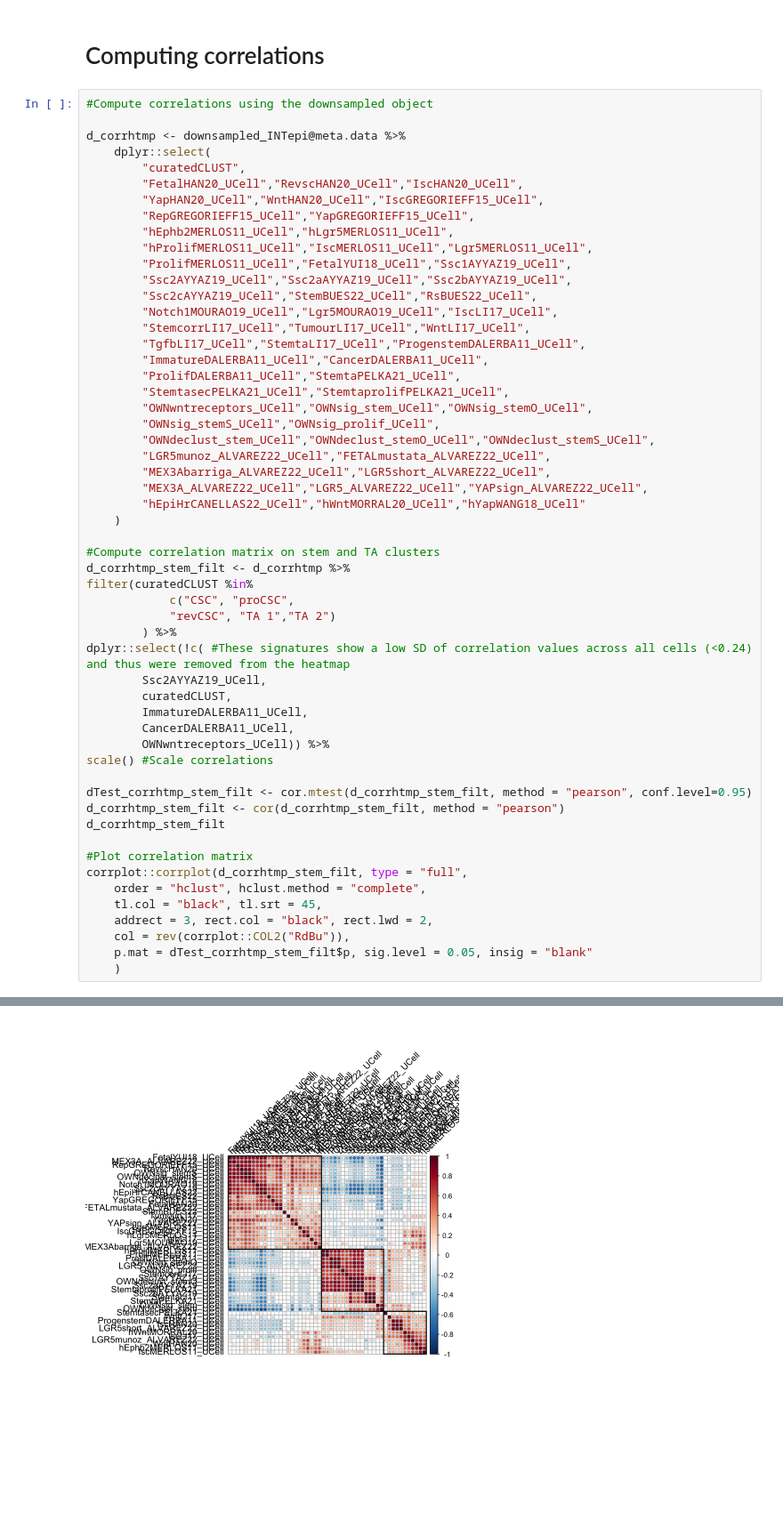
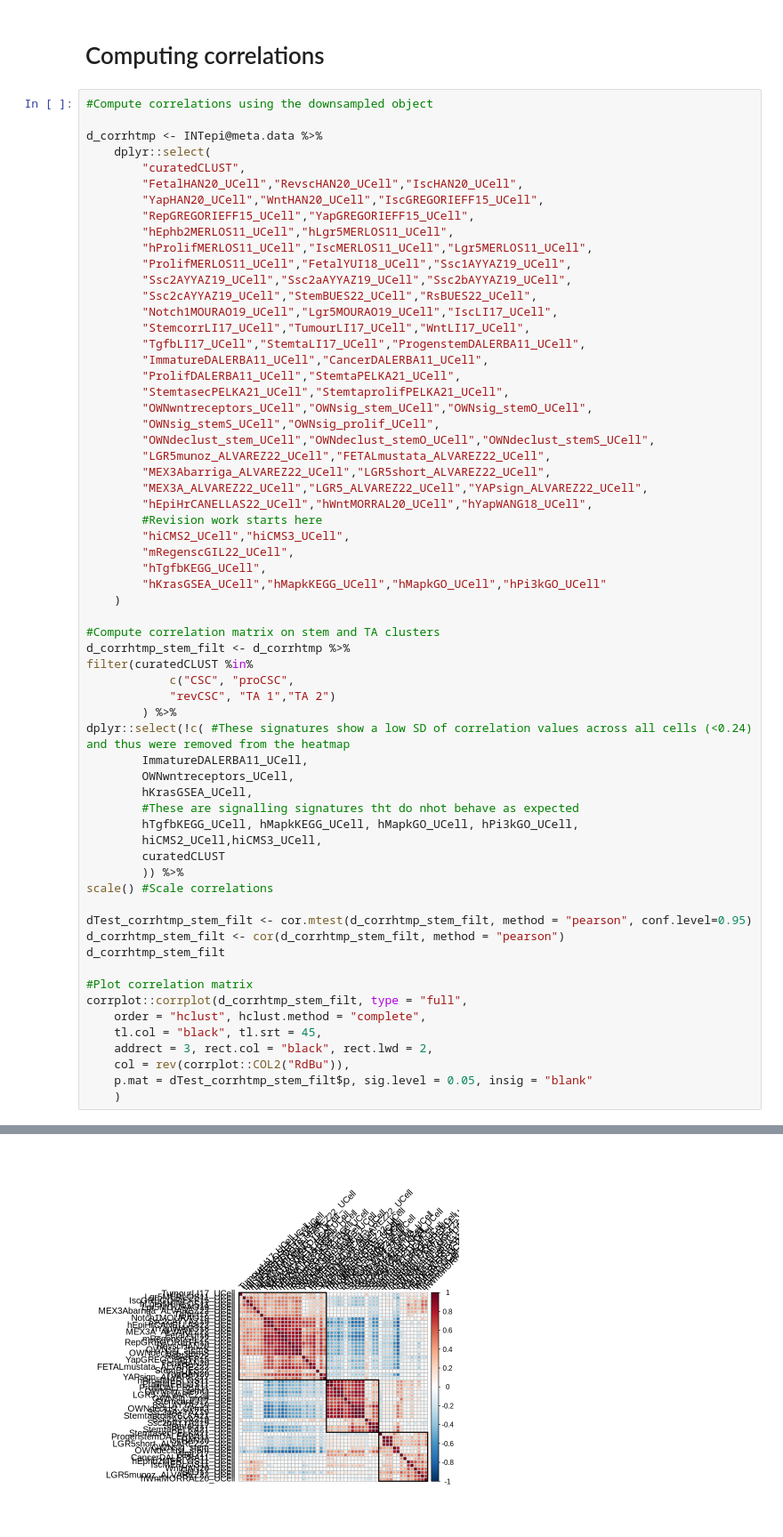
Before and after one commit to TAPE-Lab/Qin-CardosoRodriguez-et-al, a Jupyter notebook: Figure2_S2/Signatures.ipynb, the cells around one changed output, grey strips where cells are left out. Shown at 89% size. Cells and saved outputs as stored; diff of their text form; blank space fills up the shorter version.

Commit message:
CellRank, updated signatures, and CRC mapping

```diff
--- a/Figure2_S2/Signatures.ipynb
+++ b/Figure2_S2/Signatures.ipynb
@@ -155,7 +161,7 @@ The downsampled object already contains these signature scores within its metada
 # %%
 #Compute correlations using the downsampled object
 
-d_corrhtmp <- downsampled_INTepi@meta.data %>%
+d_corrhtmp <- INTepi@meta.data %>%
     dplyr::select(
         "curatedCLUST",
         "FetalHAN20_UCell","RevscHAN20_UCell","IscHAN20_UCell",
@@ -178,7 +184,12 @@ d_corrhtmp <- downsampled_INTepi@meta.data %>%
         "LGR5munoz_ALVAREZ22_UCell","FETALmustata_ALVAREZ22_UCell",
         "MEX3Abarriga_ALVAREZ22_UCell","LGR5short_ALVAREZ22_UCell",
         "MEX3A_ALVAREZ22_UCell","LGR5_ALVAREZ22_UCell","YAPsign_ALVAREZ22_UCell",
-        "hEpiHrCANELLAS22_UCell","hWntMORRAL20_UCell","hYapWANG18_UCell"
+        "hEpiHrCANELLAS22_UCell","hWntMORRAL20_UCell","hYapWANG18_UCell",
+        #Revision work starts here
+        "hiCMS2_UCell","hiCMS3_UCell",
+        "mRegenscGIL22_UCell",
+        "hTgfbKEGG_UCell",
+        "hKrasGSEA_UCell","hMapkKEGG_UCell","hMapkGO_UCell","hPi3kGO_UCell"
     )
 
 #Compute correlation matrix on stem and TA clusters
@@ -188,11 +199,14 @@ filter(curatedCLUST %in%
             "revCSC", "TA 1","TA 2")
         ) %>%
 dplyr::select(!c( #These signatures show a low SD of correlation values across all cells (<0.24) and thus were removed from the heatmap
-        Ssc2AYYAZ19_UCell,
-        curatedCLUST,
         ImmatureDALERBA11_UCell,
-        CancerDALERBA11_UCell,
-        OWNwntreceptors_UCell)) %>%
+        OWNwntreceptors_UCell,
+        hKrasGSEA_UCell,
+        #These are signalling signatures tht do nhot behave as expected
+        hTgfbKEGG_UCell, hMapkKEGG_UCell, hMapkGO_UCell, hPi3kGO_UCell,
+        hiCMS2_UCell,hiCMS3_UCell,
+        curatedCLUST
+        )) %>%
 scale() #Scale correlations
 
 dTest_corrhtmp_stem_filt <- cor.mtest(d_corrhtmp_stem_filt, method = "pearson", conf.level=0.95)
@@ -229 +243 @@ A matrix: 51 × 51 of type dbl
-[figure, old version]
+[figure, new version]
```
Also changed, not shown: parts of 7 cells of this notebook, 4 other files.
